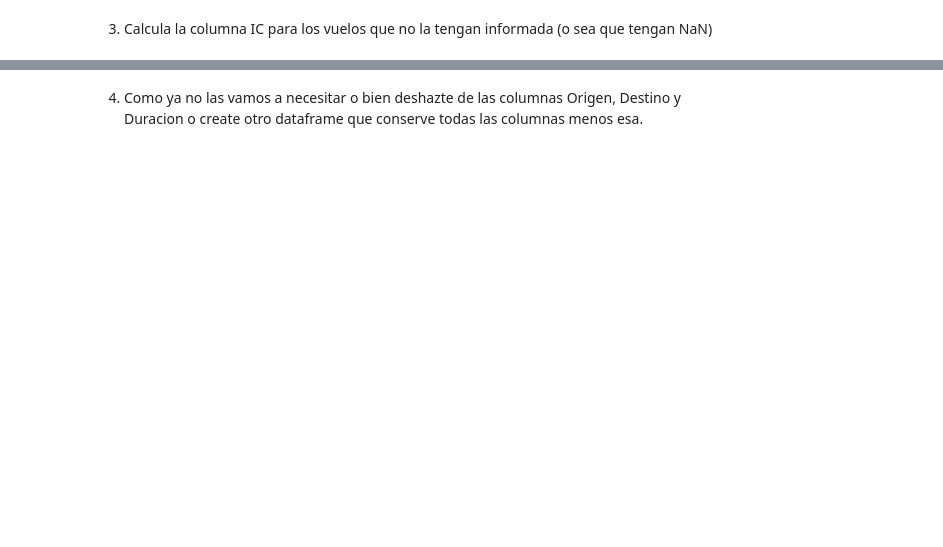
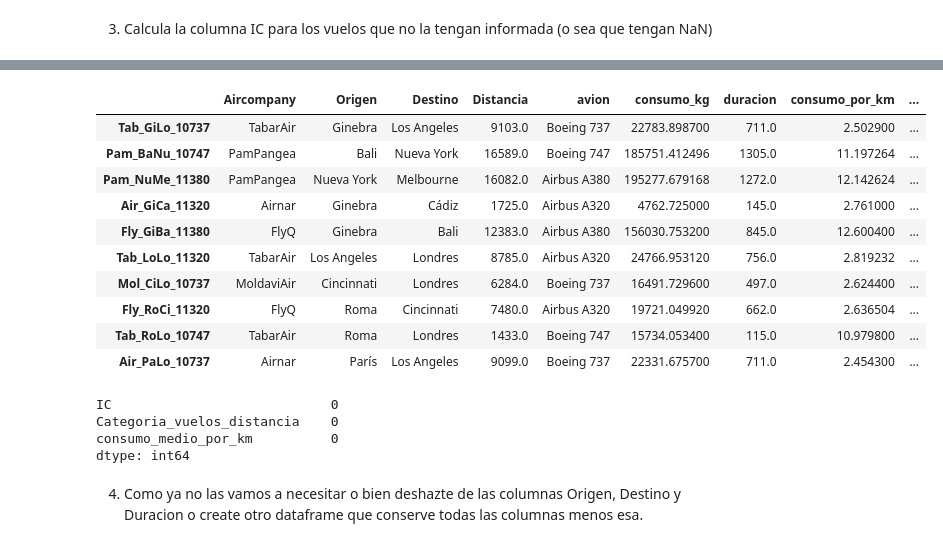
Before and after one commit to CristianZB-dev/MIS_PRACTICAS, a Jupyter notebook: 02_Programacion_y_Herramientas_Avanzadas/Sprint_04/Unidad_02/Practica_Obligatoria/18_Practica_Obligatoria_Pandas_II.ipynb, the cells around one changed output, grey strips where cells are left out. Cells and saved outputs as stored; diff of their text form; code cells hidden in the pictures; blank space fills up the shorter version.

```diff
--- a/02_Programacion_y_Herramientas_Avanzadas/Sprint_04/Unidad_02/Practica_Obligatoria/18_Practica_Obligatoria_Pandas_II.ipynb
+++ b/02_Programacion_y_Herramientas_Avanzadas/Sprint_04/Unidad_02/Practica_Obligatoria/18_Practica_Obligatoria_Pandas_II.ipynb
@@ -578,2 +640,49 @@ df_ingresos = pd.read_csv("./data/dataset_ingresos.csv")
+# %%
+df_combinado["consumo_por_km"] = df_combinado["consumo_kg"] / df_combinado["Distancia"]
+
+df_combinado[["consumo_por_km"]].isnull().sum() # conseguimos que la columna de "consumo_por_km" tenga valores que serán clave para completar los datos del DataFrame.
+
+df_combinado["consumo_medio_por_km"] = df_combinado.groupby("avion")["consumo_por_km"].transform("mean") # completamos la columna "consumo_medio_por_km" teniendo en cuenta lo que consume de media cada tipo de avion por km
+
+# Definimos una función de condiciones (reciclada de la primera parte de la práctica) donde categorizamos los vuelos por su distancia.
+def cat_vuelos (row):
+    distancia = row["Distancia"]
+
+    if distancia > 9000:
+        return  "LD"
+    elif 1500 <= distancia <= 9000:
+        return "MD"
+    elif distancia < 1500:
+        return "R"
+    else:
+        return ValueError
+df_combinado["Categoria_vuelos_distancia"] = df_combinado[["Distancia"]].apply(cat_vuelos,axis = 1) # Actualizamos y aplicamos la función definida que categoriza los vuelos en función de su distancia.
+
+df_combinado["IC"] = df_combinado["consumo_por_km"].fillna(df_combinado["consumo_medio_por_km"])
+
+df_combinado.tail(10)
+
+
+# df_combinado["IC"] = df_combinado["consumo_por_km"].fillna(df_combinado["consumo_medio_por_km"])
+# %% [output]
+|  | Aircompany | Origen | Destino | Distancia | avion | consumo_kg | duracion | consumo_por_km | ... |
+| Tab_GiLo_10737 | TabarAir | Ginebra | Los Angeles | 9103.0 | Boeing 737 | 22783.898700 | 711.0 | 2.502900 | ... |
+| Pam_BaNu_10747 | PamPangea | Bali | Nueva York | 16589.0 | Boeing 747 | 185751.412496 | 1305.0 | 11.197264 | ... |
+| Pam_NuMe_11380 | PamPangea | Nueva York | Melbourne | 16082.0 | Airbus A380 | 195277.679168 | 1272.0 | 12.142624 | ... |
+| Air_GiCa_11320 | Airnar | Ginebra | Cádiz | 1725.0 | Airbus A320 | 4762.725000 | 145.0 | 2.761000 | ... |
+| Fly_GiBa_11380 | FlyQ | Ginebra | Bali | 12383.0 | Airbus A380 | 156030.753200 | 845.0 | 12.600400 | ... |
+| Tab_LoLo_11320 | TabarAir | Los Angeles | Londres | 8785.0 | Airbus A320 | 24766.953120 | 756.0 | 2.819232 | ... |
+| Mol_CiLo_10737 | MoldaviAir | Cincinnati | Londres | 6284.0 | Boeing 737 | 16491.729600 | 497.0 | 2.624400 | ... |
+| Fly_RoCi_11320 | FlyQ | Roma | Cincinnati | 7480.0 | Airbus A320 | 19721.049920 | 662.0 | 2.636504 | ... |
+| Tab_RoLo_10747 | TabarAir | Roma | Londres | 1433.0 | Boeing 747 | 15734.053400 | 115.0 | 10.979800 | ... |
+| Air_PaLo_10737 | Airnar | París | Los Angeles | 9099.0 | Boeing 737 | 22331.675700 | 711.0 | 2.454300 | ... |
+# %%
+# comprobamos si hay nulos en las columnas que hemos ido haciendo. Al ejecutar el codigo vemos que no hay nulos.
+print(df_combinado[["IC","Categoria_vuelos_distancia","consumo_medio_por_km"]].isnull().sum())
+# %% [output]
+IC                            0
+Categoria_vuelos_distancia    0
+consumo_medio_por_km          0
+dtype: int64
 # %% [markdown]
 4. Como ya no las vamos a necesitar o bien deshazte de las columnas Origen, Destino y Duracion o create otro dataframe que conserve todas las columnas menos esa.
```
Also changed, not shown: parts of 11 cells of this notebook.
